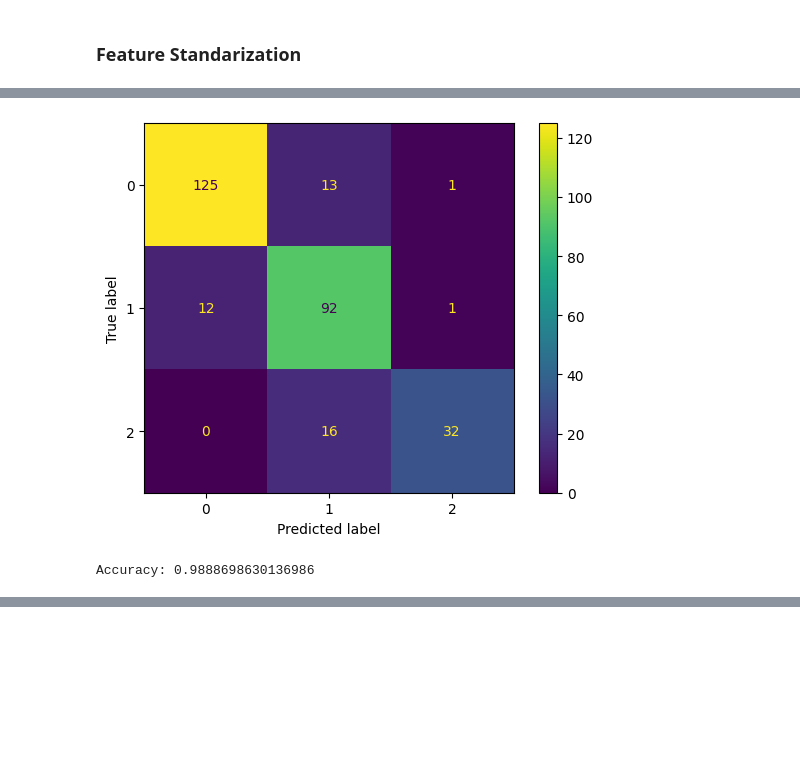
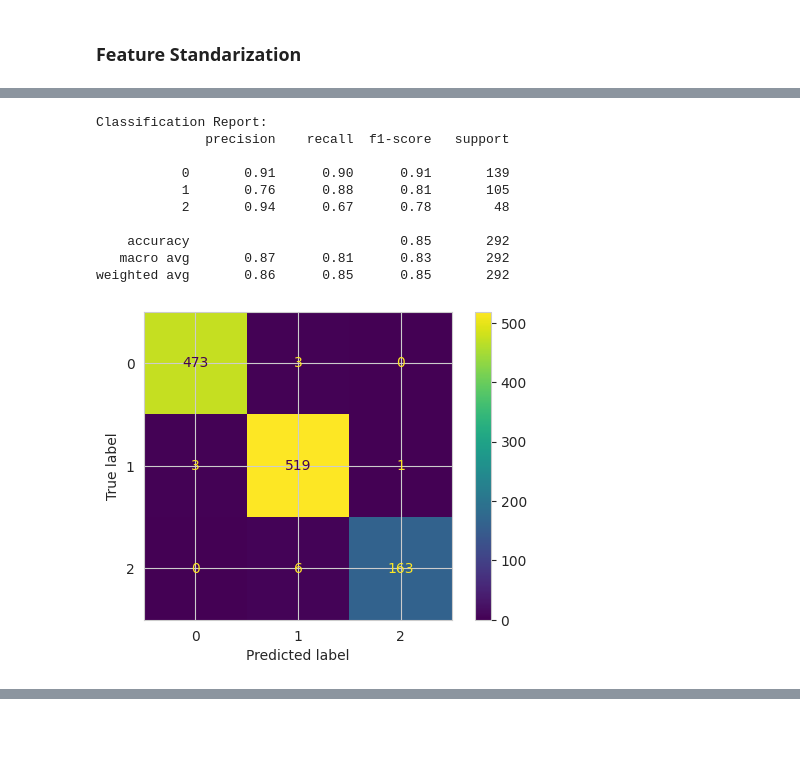
Before and after one commit to Andrea-gt/dm-hw-smv, a Jupyter notebook: dm_hw_svm.ipynb, the cells around one changed output, grey strips where cells are left out. Cells and saved outputs as stored; diff of their text form; code cells hidden in the pictures; blank space fills up the shorter version.

Commit message:
feat: Models Analysis

```diff
--- a/dm_hw_svm.ipynb
+++ b/dm_hw_svm.ipynb
@@ -257,0 +276,32 @@ Best parameters: {'C': 16, 'degree': 3}
+# %%
+# Initialize Support Vector Classifier with polynomial kernel
+clf = SVC(kernel="poly")
+
+# Fit the classifier to the training data
+clf.fit(X_train, y_train)
+
+# Define a dictionary of parameters for grid search
+param_grid = {
+    'C': [0.01, 0.1, 1, 5, 16, 32],  # Values for regularization parameter C
+    'degree': [2, 3, 5, 7]  # Values for polynomial degree
+}
+
+# Initialize GridSearchCV with the classifier, parameter grid, number of jobs, and cross-validation folds
+grid_search = GridSearchCV(clf, param_grid=param_grid, n_jobs=2, cv=10)
+
+# Fit GridSearchCV to the training data
+grid_search.fit(X_train, y_train)
+
+# Calculate accuracy score on the test and train data
+accuracy_test = grid_search.score(X_test, y_test)
+accuracy_train = grid_search.score(X_train, y_train)
+
+
+# Print the accuracy scores
+print(f"Test Accuracy: {accuracy_test:.4f}")
+print(f"Train Accuracy: {accuracy_train:.4f}")
+
+# Print the best parameters found by GridSearchCV
+print("Best Parameters:")
+for param, value in grid_search.best_params_.items():
+    print(f"{param}: {value}")
@@ -258,17 +339,27 @@ Best parameters: {'C': 16, 'degree': 3}
+# %%
+# Classification report
+print(f'Classification Report: \n{classification_report(y_test, y_pred)}')
+# %% [output]
+Classification Report:
+              precision    recall  f1-score   support
+
+           0       0.91      0.90      0.91       139
+           1       0.76      0.88      0.81       105
+           2       0.94      0.67      0.78        48
+
+    accuracy                           0.85       292
+   macro avg       0.87      0.81      0.83       292
+weighted avg       0.86      0.85      0.85       292
 # %%
-y_pred = model_grid_search_poly.predict(X_test)
+# Generating predictions on the train data using the best model found by GridSearchCV
+y_pred = grid_search.predict(X_train)
+
 # Calculating the confusion matrix using the true labels and predicted labels
-confusionMatrix = confusion_matrix(y_test, y_pred)
+confusionMatrix = confusion_matrix(y_train, y_pred)
 cmDisplay = ConfusionMatrixDisplay(confusion_matrix=confusionMatrix)
 
 # Plotting the confusion matrix
 cmDisplay.plot()
 plt.show()
 # %% [output]
-[figure, old version]
+[figure, new version]
-# %%
-y_pred = model_grid_search_poly.predict(X_train)
-accuracy = model_grid_search_poly.score(X_train, y_train)
-print("Accuracy:", accuracy)
-# %% [output]
-Accuracy: 0.9888698630136986
```
Also changed, not shown: parts of 31 cells of this notebook.
